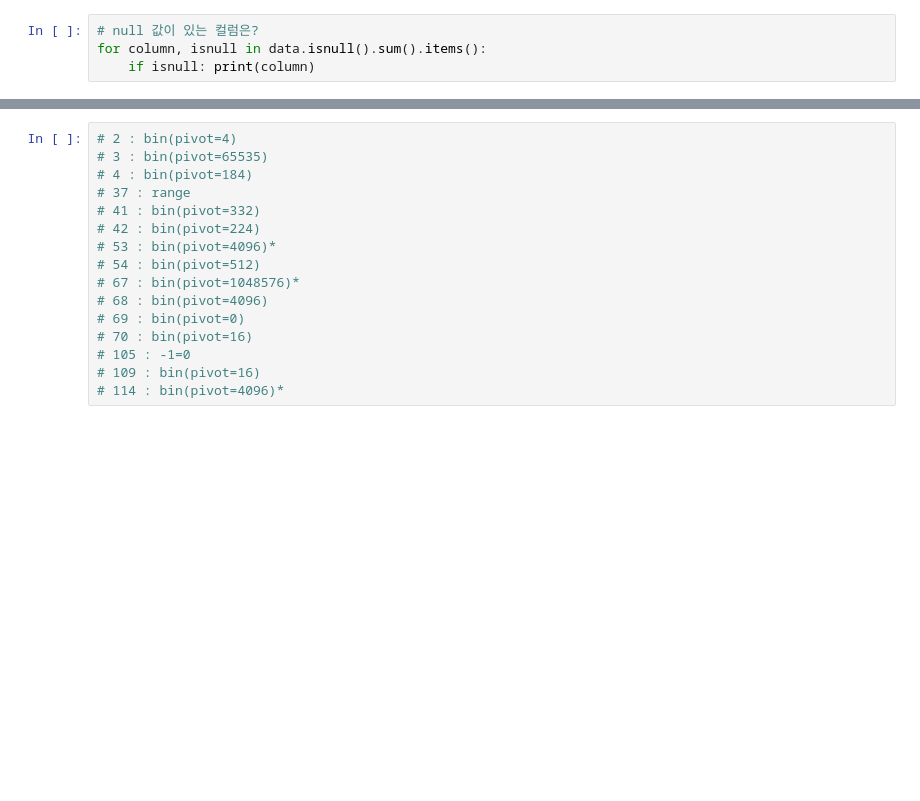
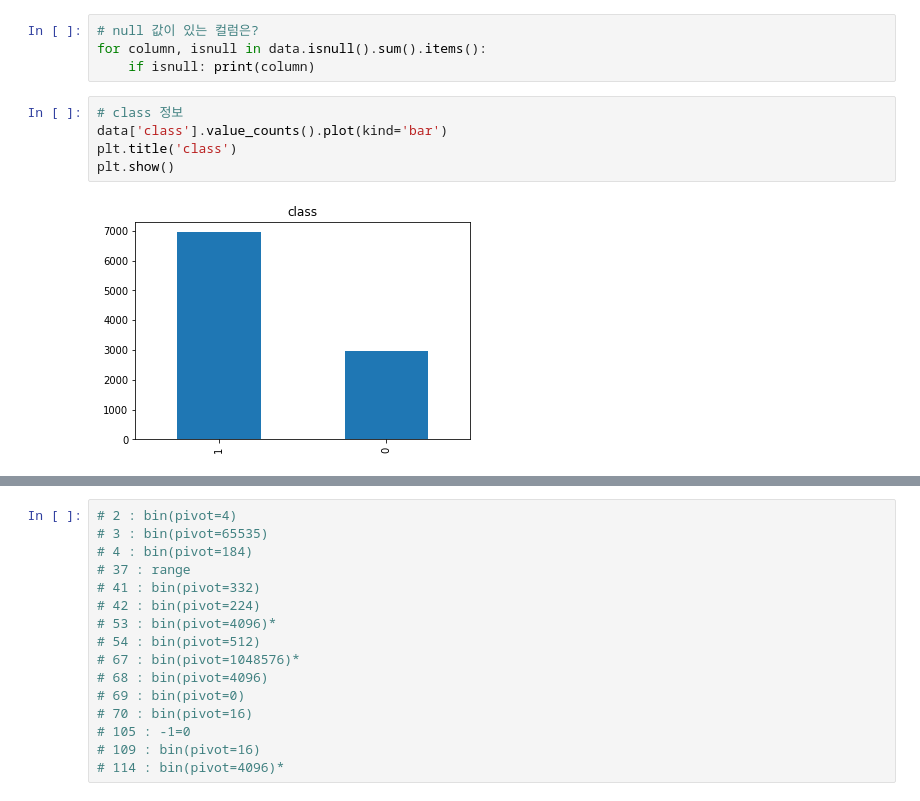
Before and after one commit to bassyu/information-security-RnD-data-challenge-2019, a Jupyter notebook: model/lab_pe.ipynb, the cells around one changed output, grey strips where cells are left out. Drawn from its saved outputs; the diff is of its cells as text; blank space fills up the shorter version.

```diff
--- a/model/lab_pe.ipynb
+++ b/model/lab_pe.ipynb
@@ -35,3 +35,10 @@ memory usage: 22.9+ MB
 # null 값이 있는 컬럼은?
 for column, isnull in data.isnull().sum().items():
     if isnull: print(column)
+# %%
+# class 정보
+data['class'].value_counts().plot(kind='bar')
+plt.title('class')
+plt.show()
+# %% [output]
+[figure, added]
```
Also changed, not shown: parts of 9 cells of this notebook, 2 other files.
